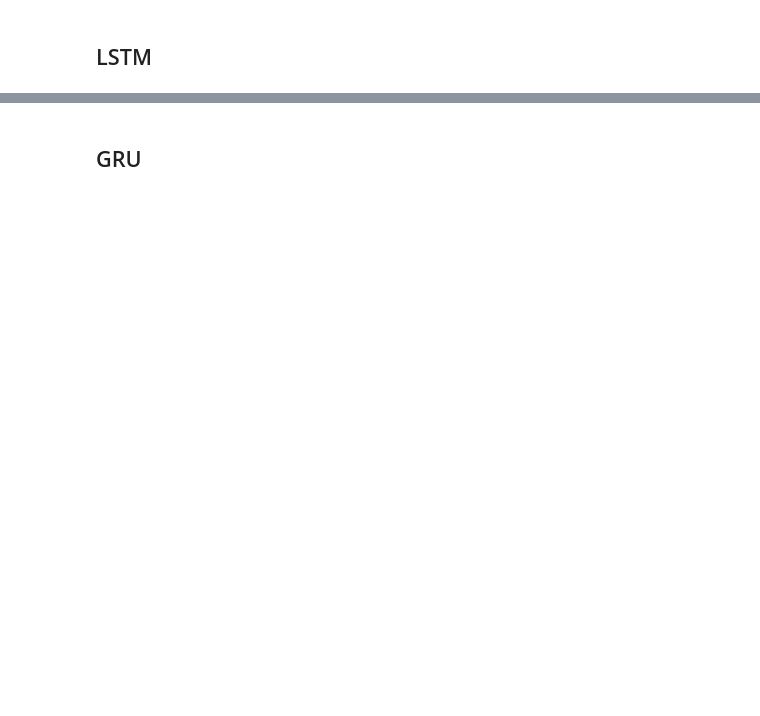
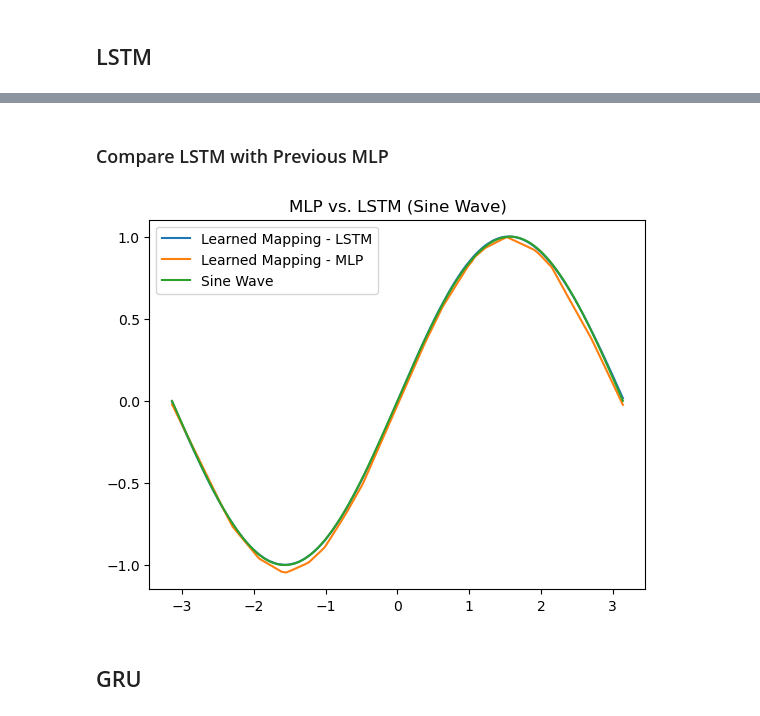
Before and after one commit to samswain2/MSiA-SQ, a Jupyter notebook: MSiA 432/01_homeworks/03_hw/03_hw.ipynb, the cells around one changed output, grey strips where cells are left out. Saved outputs shown, nothing was run; the diff lists cells and outputs as text; code cells hidden in the pictures; blank space fills up the shorter version.

```diff
--- a/MSiA 432/01_homeworks/03_hw/03_hw.ipynb
+++ b/MSiA 432/01_homeworks/03_hw/03_hw.ipynb
@@ -495,4 +495,4 @@ X = np.linspace(-np.pi, np.pi, 1000)
 Y = np.sin(X)
 
 # Test the model
-test_input = np.linspace(-np.pi, np.pi, 1000)
+test_sine = np.linspace(-np.pi, np.pi, 1000)
@@ -504,5 +524,10 @@ lstm_hyperparams = {
     "n_timesteps": 1,
     "n_features": 1,
     "activation": "tanh",
-    "filters": (16, 32)
+    "filters": (16, 32),
+    "optimizer": "adam",
+    "loss": "mse",
+    "epochs": 100,
+    "batch_size": 32,
+    "loss_weights": 0.001
 }
@@ -643,22 +567,18 @@ The total number of trainable parameters in the model is the sum of the paramete
 # %%
 # Compile the model
-lstm_model.compile(optimizer=tf.keras.optimizers.Adam(learning_rate=0.01), loss='mse')
+lstm_model.compile(optimizer=lstm_hyperparams["optimizer"], loss=lstm_hyperparams["loss"], loss_weights=lstm_hyperparams["loss_weights"])
 
 # Reshape the data to 3D for LSTM
 X_reshaped = X.reshape(-1, 1, 1)
 Y_reshaped = Y.reshape(-1, 1)
 
 # Train the model
-lstm_model.fit(X_reshaped, Y_reshaped, epochs=10, batch_size=32, verbose=0)
+lstm_model.fit(X_reshaped, Y_reshaped, epochs=lstm_hyperparams["epochs"], batch_size=lstm_hyperparams["batch_size"], verbose=0)
 
 # Test the model
-test_input_reshaped = test_input.reshape(-1, 1, 1)
-test_output_lstm = np.squeeze(lstm_model.predict(test_input_reshaped))
+test_input_reshaped = test_sine.reshape(-1, 1, 1)
+LSTM_predictions = np.squeeze(lstm_model.predict(test_input_reshaped, verbose=0))
 
-# Plot the learned mapping and compare it with the sine wave
-plt.plot(test_input, test_output_lstm, label='Learned Mapping - LSTM')
-plt.plot(test_input, np.sin(test_input), label='Sine Wave')
-plt.title("Learned vs Real Sine Wave - LSTM")
-plt.legend()
-plt.show()
+# Summarize the model architecture
+lstm_model.summary()
 # %% [output]
@@ -667,2 +631,14 @@ plt.show()
+# %% [markdown]
+### Compare LSTM with Previous MLP
+# %%
+# Plot the learned mapping and compare it with the sine wave
+plt.plot(test_sine, LSTM_predictions, label='Learned Mapping - LSTM')
+plt.plot(test_sine, MLP_predictions, label='Learned Mapping - MLP')
+plt.plot(test_sine, np.sin(test_sine), label='Sine Wave')
+plt.title("MLP vs. LSTM (Sine Wave)")
+plt.legend()
+plt.show()
+# %% [output]
+[figure, added]
 # %% [markdown]
 ## GRU
```
Also changed, not shown: parts of 19 cells of this notebook.
